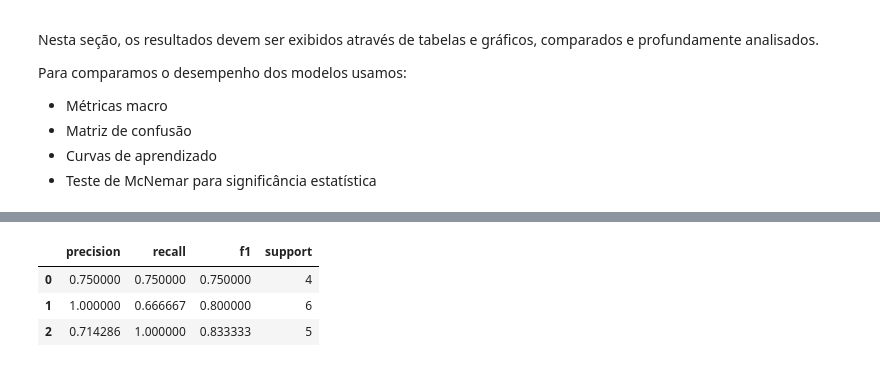
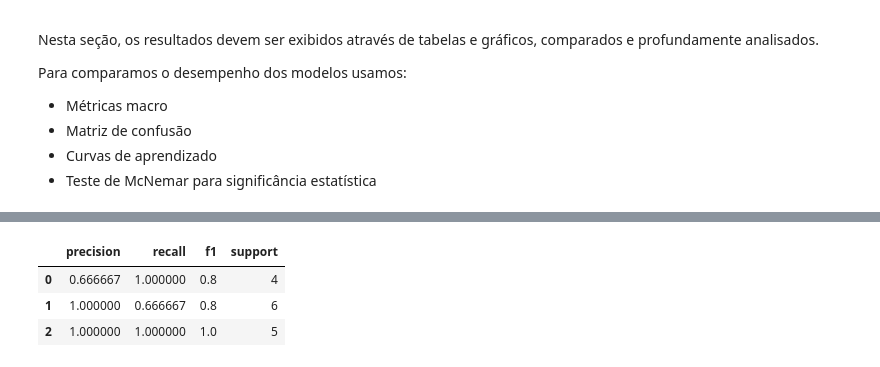
Before and after one commit to anneSS1/Projeto_AM, a Jupyter notebook: main.ipynb, the cells around one changed output, grey strips where cells are left out. Cells and saved outputs as stored; diff of their text form; code cells hidden in the pictures.

```diff
--- a/main.ipynb
+++ b/main.ipynb
@@ -763,14 +750,14 @@ weighted avg       0.73      0.73      0.73        15
 # %%
 # ==========================================================
 # ANÁLISE DOS RESULTADOS - Tabela detalhada por classe (para o melhor modelo)
 # ==========================================================
-modelo_principal = modelos["Random Forest Otimizado"]
+modelo_principal = modelos["XGBoost Otimizado"]
 tabela_por_classe(modelo_principal, X_val, y_val)
 # %% [output]
 |  | precision | recall | f1 | support |
-| 0 | 0.750000 | 0.750000 | 0.750000 | 4 |
-| 1 | 1.000000 | 0.666667 | 0.800000 | 6 |
-| 2 | 0.714286 | 1.000000 | 0.833333 | 5 |
+| 0 | 0.666667 | 1.000000 | 0.8 | 4 |
+| 1 | 1.000000 | 0.666667 | 0.8 | 6 |
+| 2 | 1.000000 | 1.000000 | 1.0 | 5 |
 # %%
 # ==========================================================
 # ANÁLISE DOS RESULTADOS - Matrizes de confusão de todos os modelos
```
Also changed, not shown: parts of 27 cells of this notebook.
